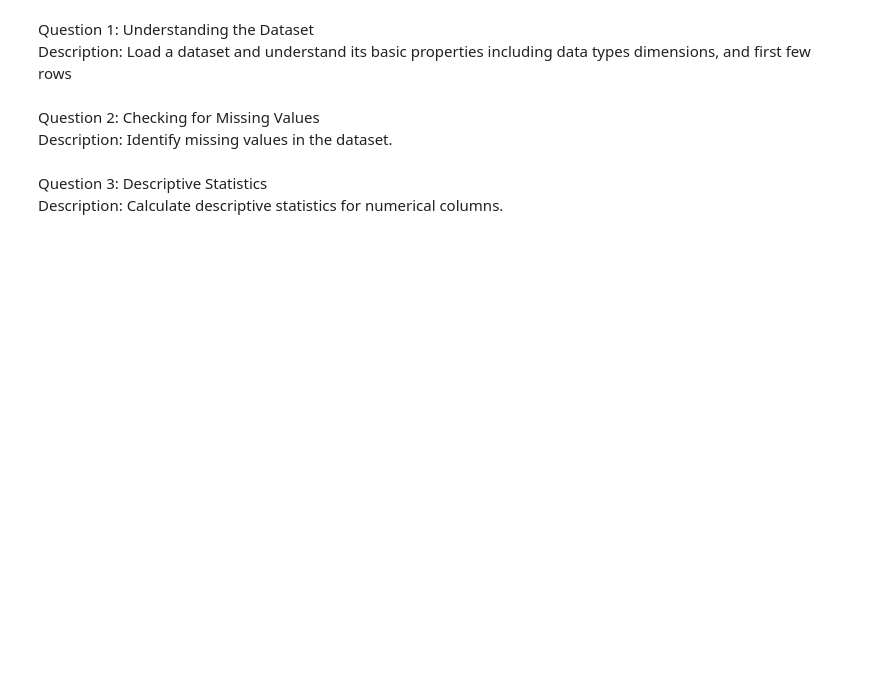
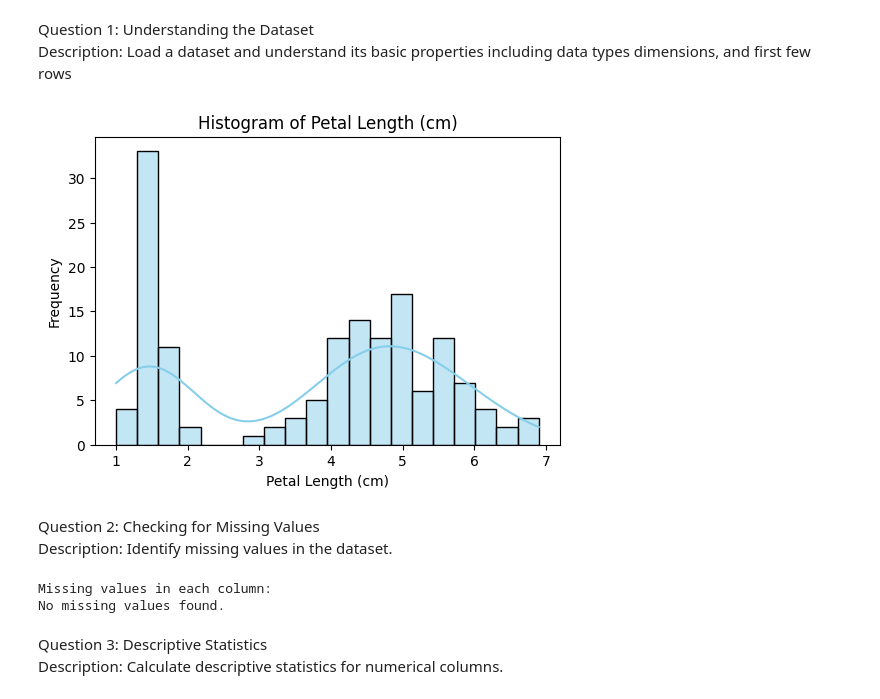
Before and after one commit to Harsha-H-G/AI---ML, a Jupyter notebook: src/Module 4/Introduction to Exploratory Data Analysis (EDA)/q1.ipynb, the cells around one changed output. Cells and saved outputs as stored; diff of their text form; code cells hidden in the pictures; blank space fills up the shorter version.

```diff
--- a/src/Module 4/Introduction to Exploratory Data Analysis (EDA)/q1.ipynb
+++ b/src/Module 4/Introduction to Exploratory Data Analysis (EDA)/q1.ipynb
@@ -7,3 +5,24 @@ Description: Load a dataset and understand its basic properties including data t
+# %%
+# Write your code from here
+# Plot a histogram of the petal length feature
+
+import matplotlib.pyplot as plt
+import seaborn as sns
+from sklearn.datasets import load_iris
+import pandas as pd
+
+# Load the Iris dataset
+iris = load_iris(as_frame=True)
+df = iris.frame
+
+plt.figure(figsize=(6, 4))
+sns.histplot(df['petal length (cm)'], bins=20, color='skyblue', kde=True)
+plt.title('Histogram of Petal Length (cm)')
+plt.xlabel('Petal Length (cm)')
+plt.ylabel('Frequency')
+plt.show()
+# %% [output]
+[figure, added]
 # %% [markdown]
 Question 2: Checking for Missing Values
 <br>
@@ -13,3 +30,15 @@ Description: Identify missing values in the dataset.
+# %%
+# Identify missing values in the dataset
+
+# Check for missing values in each column
+missing_counts = df.isnull().sum()
+
+# Display columns with missing values and their counts
+print("Missing values in each column:")
+print(missing_counts[missing_counts > 0] if missing_counts.sum() > 0 else "No missing values found.")
+# %% [output]
+Missing values in each column:
+No missing values found.
 # %% [markdown]
 Question 3: Descriptive Statistics
 <br>
```
Also changed, not shown: parts of 18 cells of this notebook, 2 other files.
